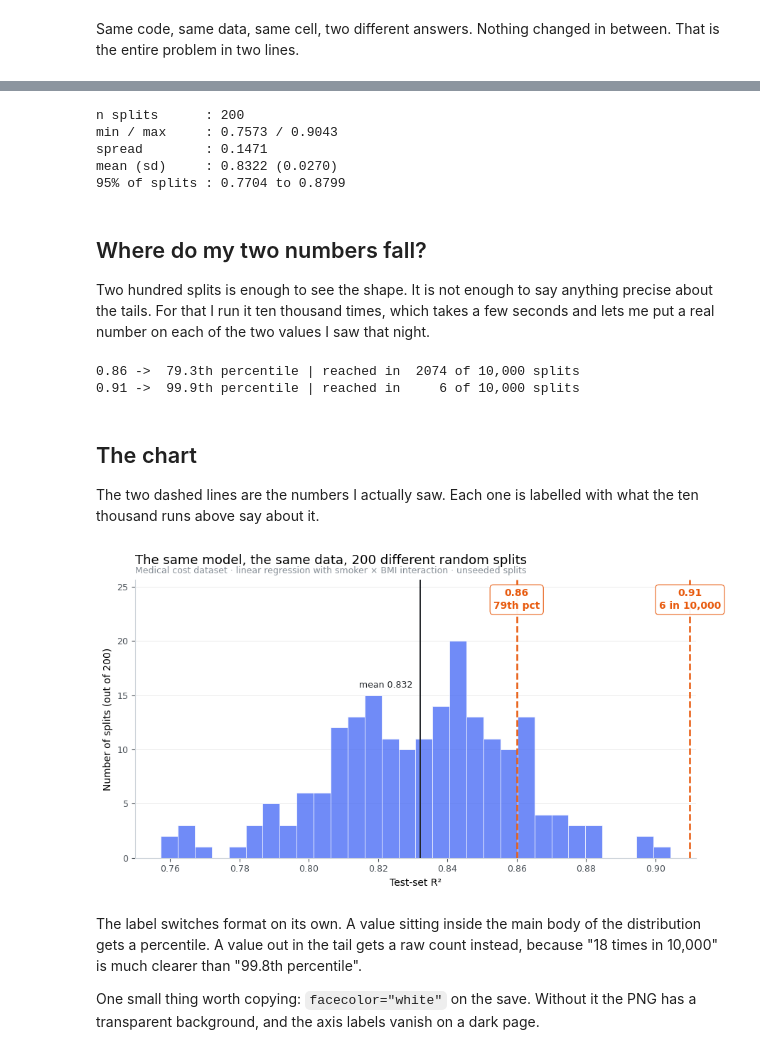
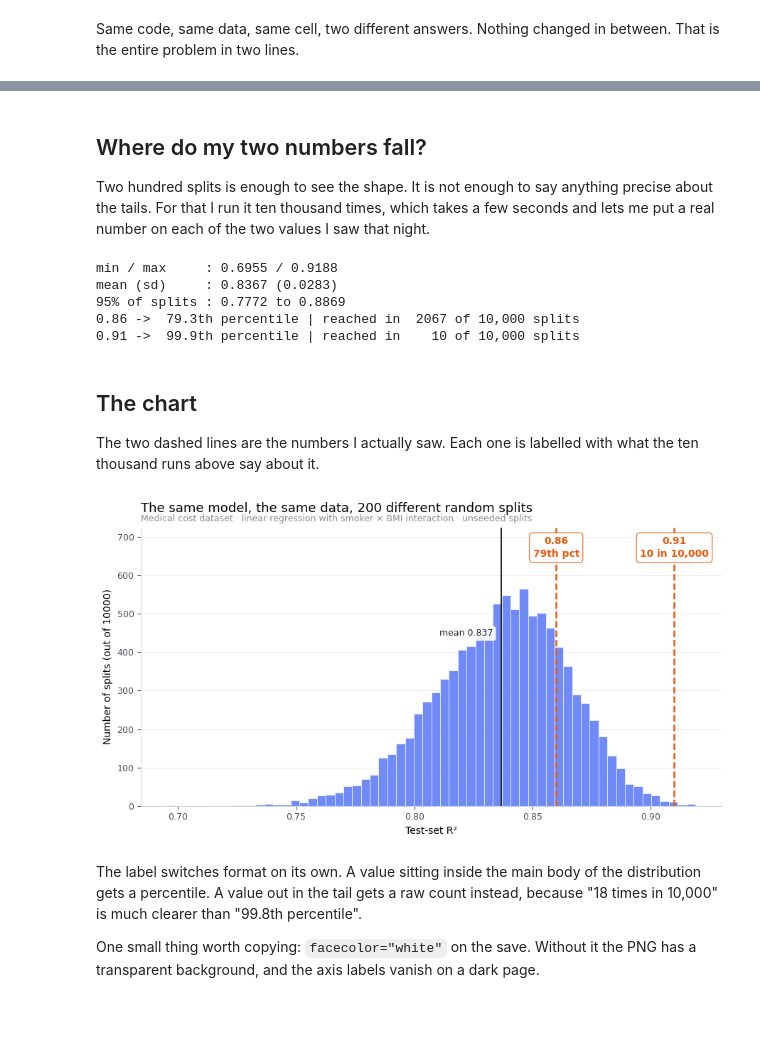
Before and after one commit to exanteblog/ex-ante-notebooks, a Jupyter notebook: 2026-09-r-squared/r2_split_variability.ipynb, the cells around one changed output, grey strips where cells are left out. Saved outputs shown, nothing was run; the diff lists cells and outputs as text; code cells hidden in the pictures; blank space fills up the shorter version.

```diff
--- a/2026-09-r-squared/r2_split_variability.ipynb
+++ b/2026-09-r-squared/r2_split_variability.ipynb
@@ -121,9 +121,12 @@ recreated on purpose.
 
 Run the next cell. Then run it again.
 # %%
-def fit_once(X, y, test_size=0.2, random_state=None):
+rng = np.random.default_rng(20260906)
+
+def fit_once(X, y, test_size=0.2):
     X_tr, X_te, y_tr, y_te = train_test_split(
-        X, y, test_size=test_size, random_state=random_state
+        X, y, test_size=test_size,
+        random_state=int(rng.integers(0, 2**31 - 1))
     )
     return LinearRegression().fit(X_tr, y_tr).score(X_te, y_te)
 
@@ -144,20 +142,3 @@ shape of what you were reporting.
-# %%
-N_SPLITS = 200
-
-scores = np.array([fit_once(X, y) for _ in range(N_SPLITS)])
-
-lo, hi = np.percentile(scores, [2.5, 97.5])
-print(f"n splits      : {len(scores)}")
-print(f"min / max     : {scores.min():.4f} / {scores.max():.4f}")
-print(f"spread        : {scores.max() - scores.min():.4f}")
-print(f"mean (sd)     : {scores.mean():.4f} ({scores.std():.4f})")
-print(f"95% of splits : {lo:.4f} to {hi:.4f}")
-# %% [output]
-n splits      : 200
-min / max     : 0.7573 / 0.9043
-spread        : 0.1471
-mean (sd)     : 0.8322 (0.0270)
-95% of splits : 0.7704 to 0.8799
 # %% [markdown]
 ## Where do my two numbers fall?
 
@@ -165,18 +146,26 @@ Two hundred splits is enough to see the shape. It is not enough to say anything
 precise about the tails. For that I run it ten thousand times, which takes a few
 seconds and lets me put a real number on each of the two values I saw that night.
 # %%
+N_SPLITS = 10_000
 MY_VALUES = [0.86, 0.91]
-N_BIG = 10_000
 
-big = np.array([fit_once(X, y) for _ in range(N_BIG)])
+scores = np.array([fit_once(X, y) for _ in range(N_SPLITS)])
+
+lo, hi = np.percentile(scores, [2.5, 97.5])
+print(f"min / max     : {scores.min():.4f} / {scores.max():.4f}")
+print(f"mean (sd)     : {scores.mean():.4f} ({scores.std():.4f})")
+print(f"95% of splits : {lo:.4f} to {hi:.4f}")
 
 for v in MY_VALUES:
-    pct = (big < v).mean() * 100
-    hits = int((big >= v).sum())
-    print(f"{v:.2f} -> {pct:5.1f}th percentile | reached in {hits:>5} of {N_BIG:,} splits")
+    pct = (scores < v).mean() * 100
+    hits = int((scores >= v).sum())
+    print(f"{v:.2f} -> {pct:5.1f}th percentile | reached in {hits:>5} of {N_SPLITS:,} splits")
 # %% [output]
-0.86 ->  79.3th percentile | reached in  2074 of 10,000 splits
-0.91 ->  99.9th percentile | reached in     6 of 10,000 splits
+min / max     : 0.6955 / 0.9188
+mean (sd)     : 0.8367 (0.0283)
+95% of splits : 0.7772 to 0.8869
+0.86 ->  79.3th percentile | reached in  2067 of 10,000 splits
+0.91 ->  99.9th percentile | reached in    10 of 10,000 splits
 # %% [markdown]
 ## The chart
 
@@ -187,15 +176,15 @@ BLUE, ORANGE, INK, GREY = "#4C6EF5", "#E8590C", "#212529", "#868E96"
 
 # the labels are computed from the data, not typed in by hand
 labels = {
-    v: f"{v:.2f}\n{(big < v).mean() * 100:.0f}th pct"
-       if (big >= v).sum() > N_BIG * 0.05
-       else f"{v:.2f}\n{int((big >= v).sum())} in {N_BIG:,}"
+    v: f"{v:.2f}\n{(scores < v).mean() * 100:.0f}th pct"
+       if (scores >= v).sum() > N_SPLITS * 0.05
+       else f"{v:.2f}\n{int((scores >= v).sum())} in {N_SPLITS:,}"
     for v in MY_VALUES
 }
 
 fig, ax = plt.subplots(figsize=(9, 5))
 
-ax.hist(scores, bins=30, color=BLUE, alpha=0.8, edgecolor="white", linewidth=0.6)
+ax.hist(scores, bins=60, color=BLUE, alpha=0.8, edgecolor="white", linewidth=0.6)
 
 # add headroom first so the labels cannot overlap the bars
 ax.set_ylim(0, ax.get_ylim()[1] * 1.22)
@@ -209,34 +198,34 @@ for v in MY_VALUES:
         bbox=dict(boxstyle="round,pad=0.35", fc="white", ec=ORANGE, lw=0.8, alpha=0.95),
         zorder=4,
     )
 
 ax.axvline(scores.mean(), color=INK, linewidth=1.4, zorder=3)
 ax.annotate(
     f"mean {scores.mean():.3f}", xy=(scores.mean(), top * 0.62),
     xytext=(-8, 0), textcoords="offset points", ha="right", va="center",
     fontsize=9, color=INK,
     bbox=dict(boxstyle="round,pad=0.3", fc="white", ec="none", alpha=0.9), zorder=4,
 )
 
 ax.set_xlabel("Test-set R²", fontsize=10)
 ax.set_ylabel(f"Number of splits (out of {N_SPLITS})", fontsize=10)
 ax.set_title("The same model, the same data, 200 different random splits",
              fontsize=13, pad=16, loc="left")
 ax.text(0, 1.015,
         "Medical cost dataset · linear regression with smoker × BMI interaction · unseeded splits",
         transform=ax.transAxes, fontsize=9, color=GREY, va="bottom")
 
 ax.spines[["top", "right"]].set_visible(False)
 ax.spines[["left", "bottom"]].set_color("#CED4DA")
 ax.tick_params(colors="#495057", labelsize=9)
 ax.grid(axis="y", alpha=0.25, linewidth=0.7)
 ax.set_axisbelow(True)
 
 fig.tight_layout()
 fig.savefig("r2_distribution.png", dpi=200, bbox_inches="tight", facecolor="white")
 plt.show()
 # %% [output]
-[figure, old version]
+[figure, new version]
 # %% [markdown]
 The label switches format on its own. A value sitting inside the main body of the
 distribution gets a percentile. A value out in the tail gets a raw count instead,
```
Also changed, not shown: parts of 3 cells of this notebook, 1 other file.
